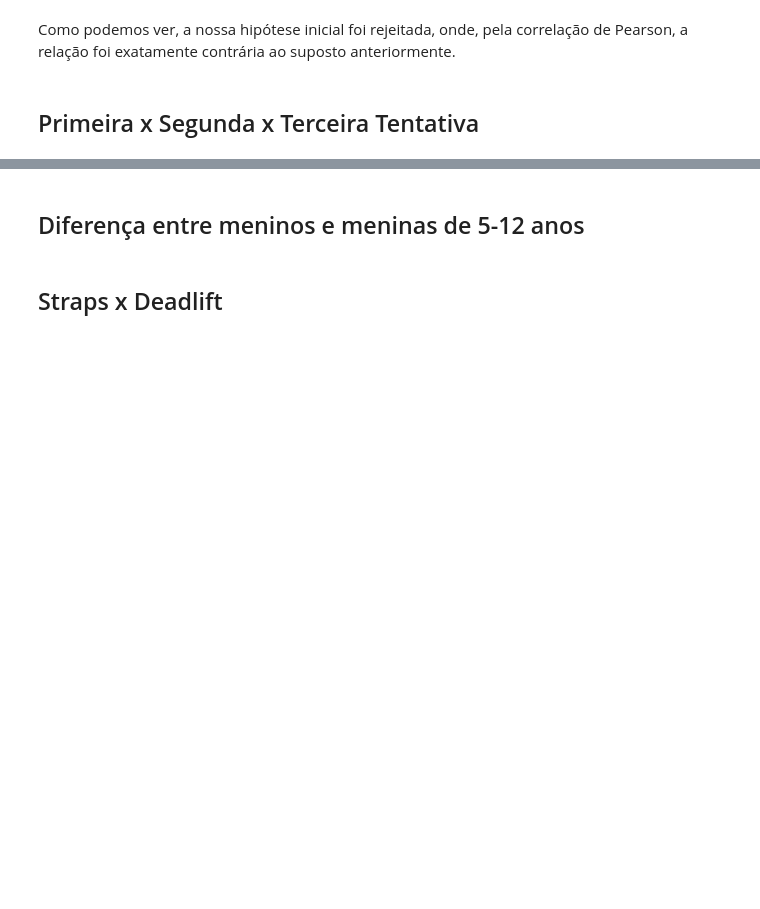
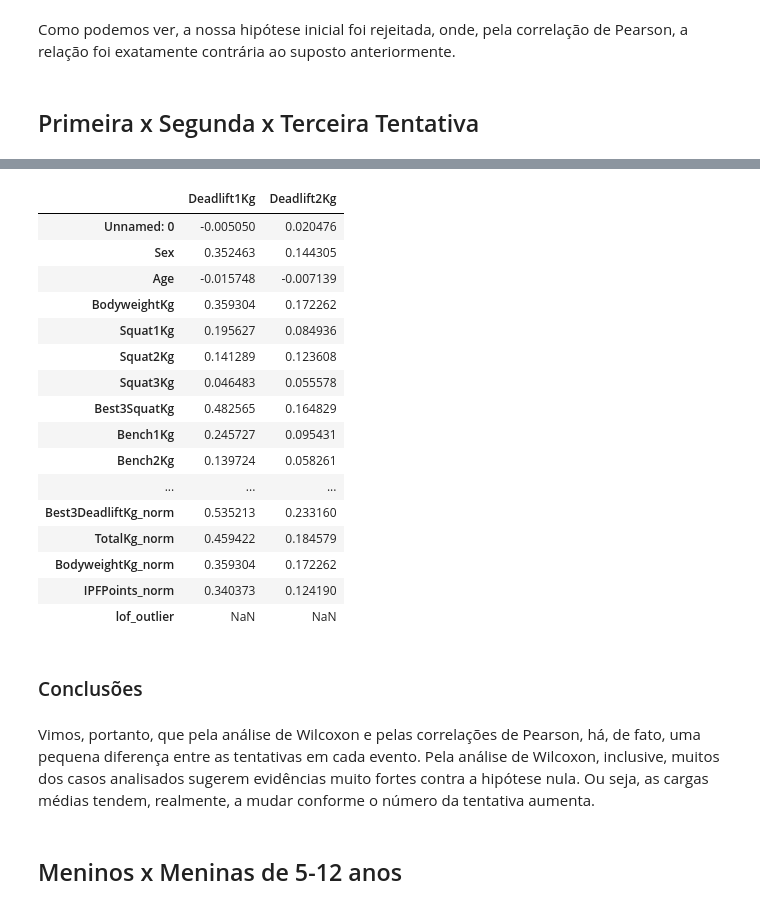
Before and after one commit to RafaelBNN/if697, a Jupyter notebook: ProjetoIF697.ipynb, the cells around one changed output, grey strips where cells are left out. Cells and saved outputs as stored; diff of their text form; code cells hidden in the pictures; blank space fills up the shorter version.

```diff
--- a/ProjetoIF697.ipynb
+++ b/ProjetoIF697.ipynb
@@ -1229,4 +1239,26 @@ Como podemos ver, a nossa hipótese inicial foi rejeitada, onde, pela correlaç
+# %%
+dfdead3tries.corr(method='pearson').loc[:,['Deadlift1Kg','Deadlift2Kg']]
+# %% [output]
+|  | Deadlift1Kg | Deadlift2Kg |
+| Unnamed: 0 | -0.005050 | 0.020476 |
+| Sex | 0.352463 | 0.144305 |
+| Age | -0.015748 | -0.007139 |
+| BodyweightKg | 0.359304 | 0.172262 |
+| Squat1Kg | 0.195627 | 0.084936 |
+| Squat2Kg | 0.141289 | 0.123608 |
+| Squat3Kg | 0.046483 | 0.055578 |
+| Best3SquatKg | 0.482565 | 0.164829 |
+| Bench1Kg | 0.245727 | 0.095431 |
+| Bench2Kg | 0.139724 | 0.058261 |
+| ... | ... | ... |
+| Best3DeadliftKg_norm | 0.535213 | 0.233160 |
+| TotalKg_norm | 0.459422 | 0.184579 |
+| BodyweightKg_norm | 0.359304 | 0.172262 |
+| IPFPoints_norm | 0.340373 | 0.124190 |
+| lof_outlier | NaN | NaN |
+# %% [markdown]
+### Conclusões
+# %% [markdown]
+Vimos, portanto, que pela análise de Wilcoxon e pelas correlações de Pearson, há, de fato, uma pequena diferença entre as tentativas em cada evento. Pela análise de Wilcoxon, inclusive, muitos dos casos analisados sugerem evidências muito fortes contra a hipótese nula. Ou seja, as cargas médias tendem, realmente, a mudar conforme o número da tentativa aumenta.
 # %% [markdown]
-## Diferença entre meninos e meninas de 5-12 anos
+## Meninos x Meninas de 5-12 anos
-# %% [markdown]
-## Straps x Deadlift
```
Also changed, not shown: parts of 58 cells of this notebook.
